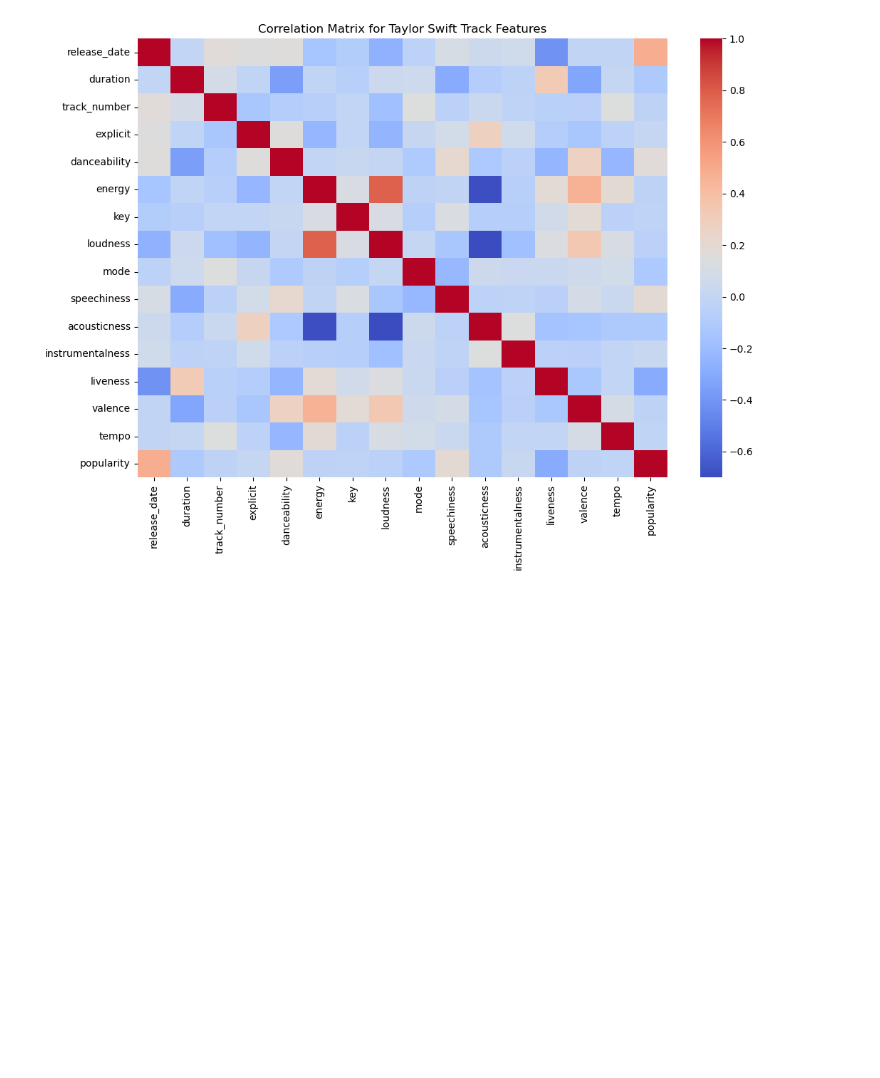
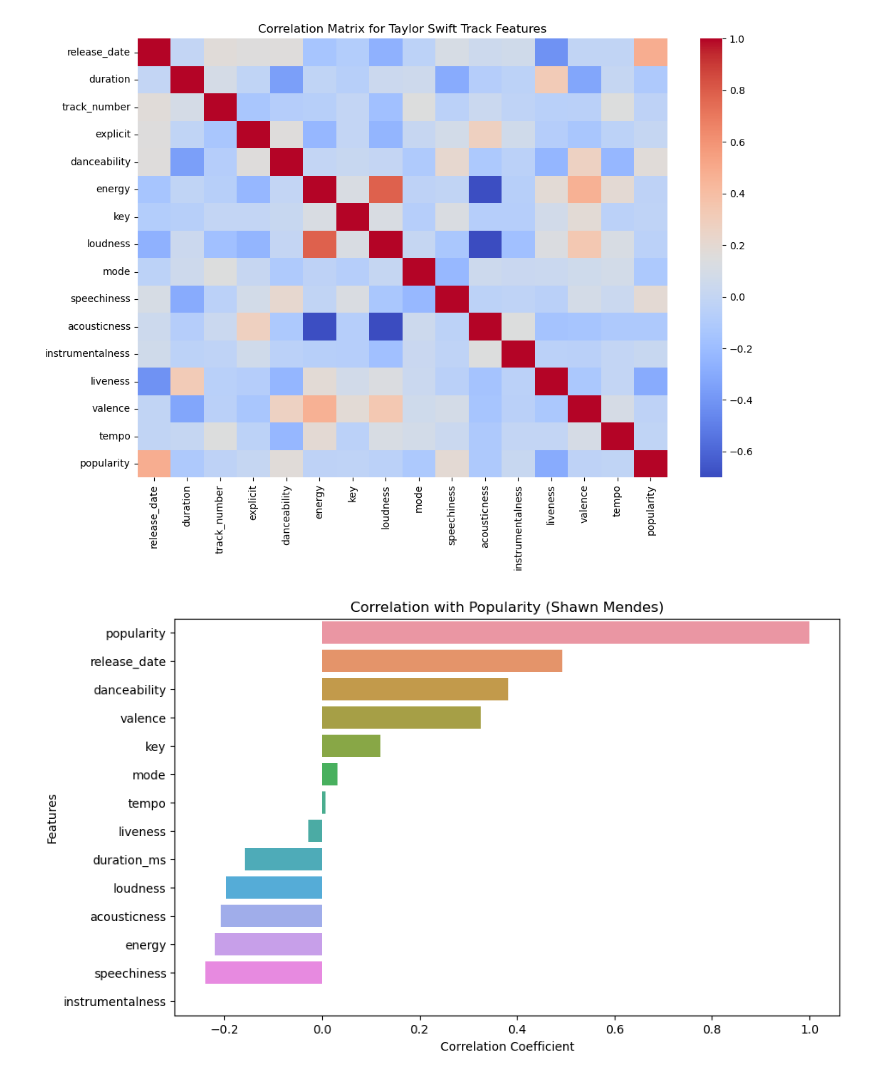
Before and after one commit to BILGI-IE-423/ie423-2024-termproject-the-machine-minds, a Jupyter notebook: ML Models/Q3-Q4/Q3 and Q4.ipynb, the cells around one changed output. Saved outputs shown, nothing was run; the diff lists cells and outputs as text; code cells hidden in the pictures; blank space fills up the shorter version.

```diff
--- a/ML Models/Q3-Q4/Q3 and Q4.ipynb
+++ b/ML Models/Q3-Q4/Q3 and Q4.ipynb
@@ -580,3 +580,16 @@ plt.title('Correlation Matrix for Taylor Swift Track Features')
 plt.show()
 # %% [output]
 [figure]
+# %%
+# Extract the correlation with the target column 'popularity'
+correlation_with_popularity = correlation_matrix_2['popularity'].sort_values(ascending=False)
+
+# Visualize the correlation with 'popularity'
+plt.figure(figsize=(10, 6))
+sns.barplot(x=correlation_with_popularity.values, y=correlation_with_popularity.index)
+plt.title('Correlation with Popularity (Shawn Mendes)')
+plt.xlabel('Correlation Coefficient')
+plt.ylabel('Features')
+plt.show()
+# %% [output]
+[figure, added]
```
Also changed, not shown: parts of 6 cells of this notebook.
